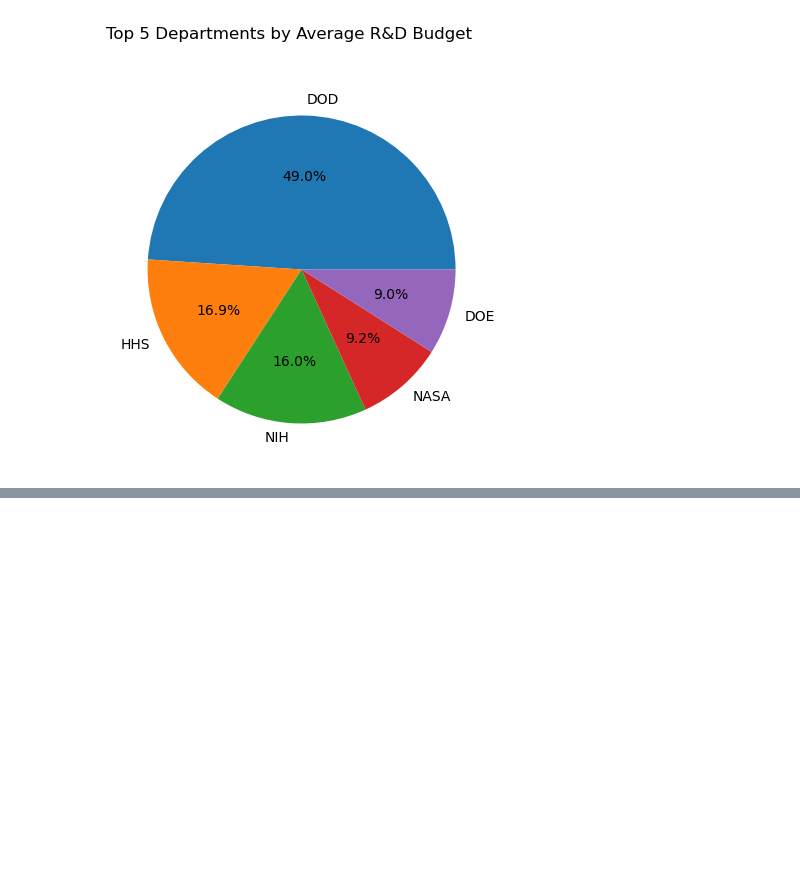
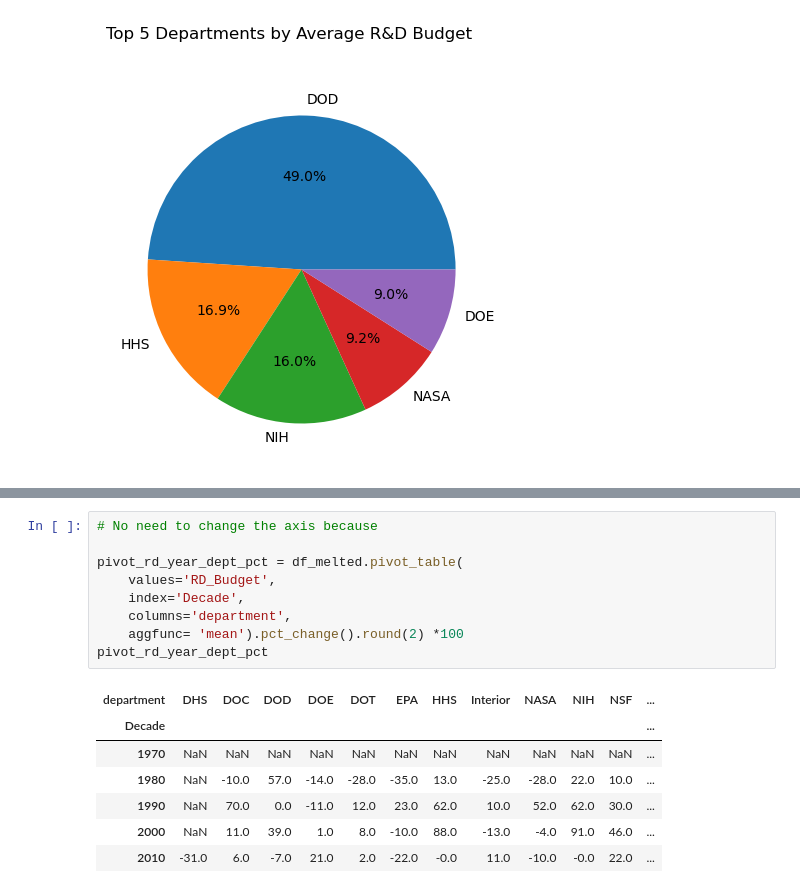
Before and after one commit to ArisC123/Cardoso-Data-Science-Portfolio, a Jupyter notebook: TidyData-Project/TidyData_Analysis.ipynb, the cells around one changed output, grey strips where cells are left out. Drawn from its saved outputs; the diff is of its cells as text; blank space fills up the shorter version.

```diff
--- a/TidyData-Project/TidyData_Analysis.ipynb
+++ b/TidyData-Project/TidyData_Analysis.ipynb
@@ -222,0 +237,17 @@ pivot_rd_year_dept
+# %%
+# No need to change the axis because
+
+pivot_rd_year_dept_pct = df_melted.pivot_table(
+    values='RD_Budget',
+    index='Decade',
+    columns='department',
+    aggfunc= 'mean').pct_change().round(2) *100
+pivot_rd_year_dept_pct
+# %% [output]
+| department | DHS | DOC | DOD | DOE | DOT | EPA | HHS | Interior | NASA | NIH | NSF | ... |
+| Decade |  |  |  |  |  |  |  |  |  |  |  | ... |
+| 1970 | NaN | NaN | NaN | NaN | NaN | NaN | NaN | NaN | NaN | NaN | NaN | ... |
+| 1980 | NaN | -10.0 | 57.0 | -14.0 | -28.0 | -35.0 | 13.0 | -25.0 | -28.0 | 22.0 | 10.0 | ... |
+| 1990 | NaN | 70.0 | 0.0 | -11.0 | 12.0 | 23.0 | 62.0 | 10.0 | 52.0 | 62.0 | 30.0 | ... |
+| 2000 | NaN | 11.0 | 39.0 | 1.0 | 8.0 | -10.0 | 88.0 | -13.0 | -4.0 | 91.0 | 46.0 | ... |
+| 2010 | -31.0 | 6.0 | -7.0 | 21.0 | 2.0 | -22.0 | -0.0 | 11.0 | -10.0 | -0.0 | 22.0 | ... |
```
Also changed, not shown: parts of 7 cells of this notebook.
